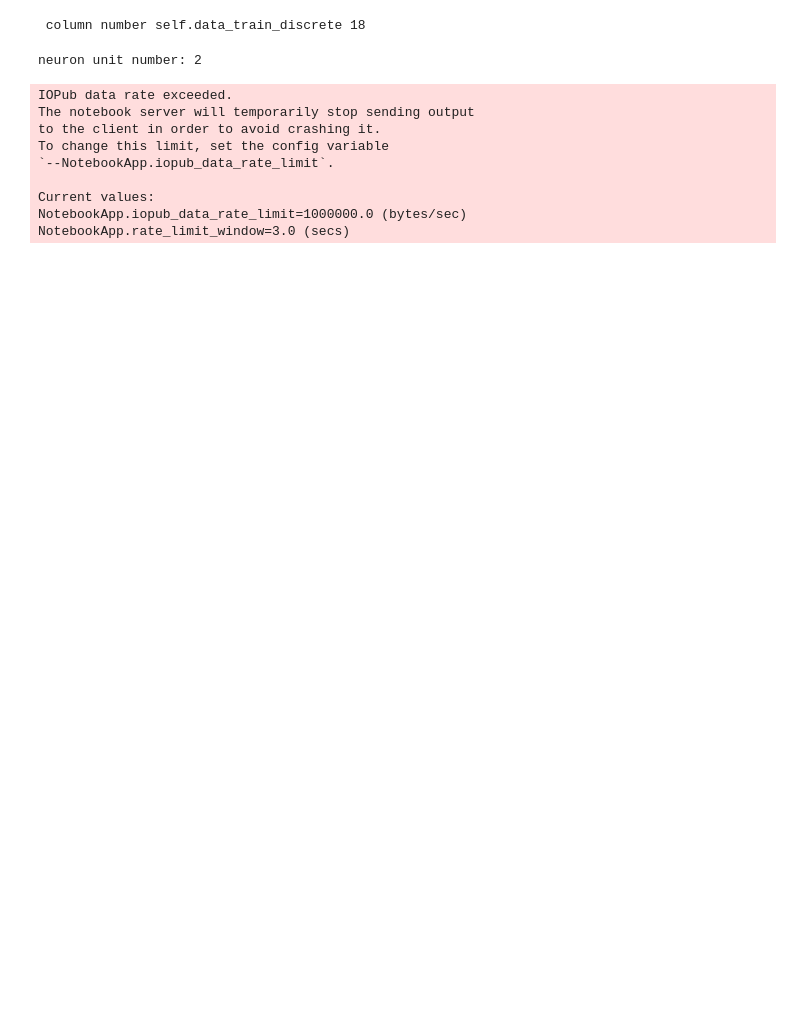
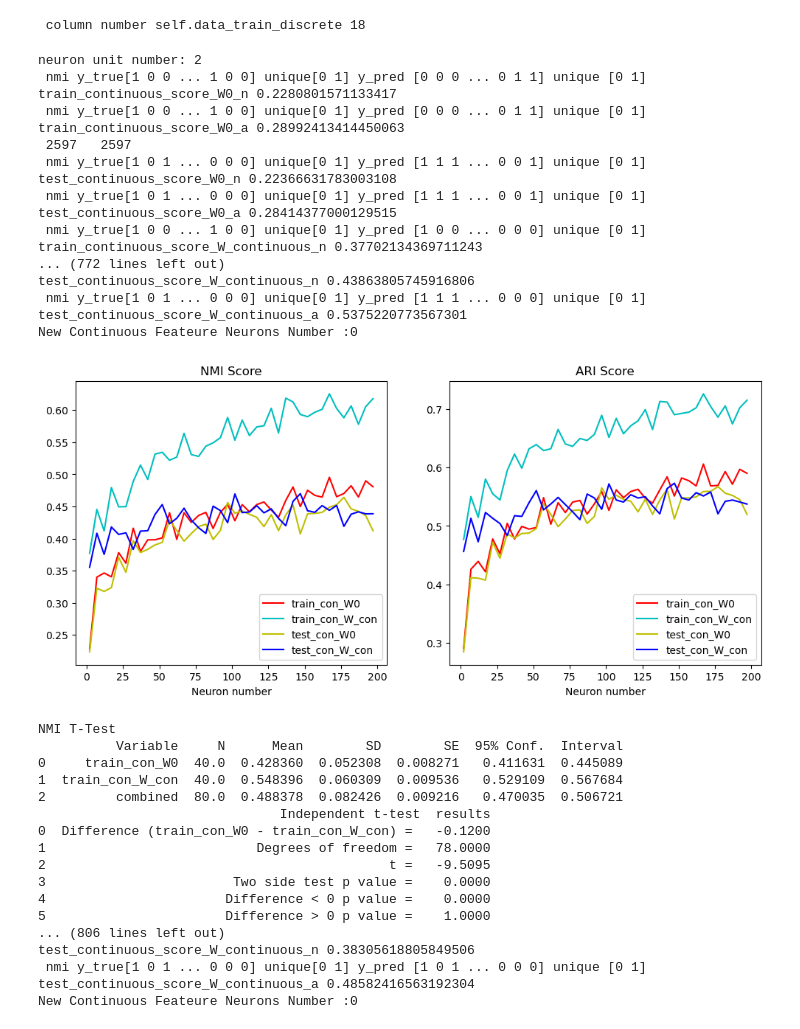
Before and after one commit to foolishfool/JupyterNotebook, a Jupyter notebook: SOM/CDSOM_Airline Passenger Satisfaction.ipynb, the cells around one changed output. Saved outputs shown, nothing was run; the diff lists cells and outputs as text; code cells hidden in the pictures; blank space fills up the shorter version.

```diff
--- a/SOM/CDSOM_Airline Passenger Satisfaction.ipynb
+++ b/SOM/CDSOM_Airline Passenger Satisfaction.ipynb
@@ -45,22 +45,51 @@ dataread.initializedataset(csv_training,csv_training,csv_test,"satisfaction")
 # %%
 import experiment
 unstable_repeat_num= 30
 scope_num = 200
 class_num = 2
 best_num = 48
 interval = 5
 
 
+
+
 experiment = experiment.Experiment()
-experiment.UTtest_Discrete_Continuous(dataread,class_num,best_num, scope_num,unstable_repeat_num,0,interval)
+experiment.UTtest_Discrete_Continuous(dataread,class_num,best_num, scope_num,unstable_repeat_num,0,interval,True,0)
+experiment.UTtest_Discrete_Continuous(dataread,class_num,best_num, scope_num,unstable_repeat_num,0,interval,True,1)
+experiment.UTtest_Discrete_Continuous(dataread,class_num,best_num, scope_num,unstable_repeat_num,0,interval,True,2)
 # %% [output]
 neuron unit number: 2
+ nmi y_true[1 0 0 ... 1 0 0] unique[0 1] y_pred [0 0 0 ... 0 1 1] unique [0 1]
+train_continuous_score_W0_n 0.2280801571133417
+ nmi y_true[1 0 0 ... 1 0 0] unique[0 1] y_pred [0 0 0 ... 0 1 1] unique [0 1]
+train_continuous_score_W0_a 0.28992413414450063
+ 2597   2597
+ nmi y_true[1 0 1 ... 0 0 0] unique[0 1] y_pred [1 1 1 ... 0 0 1] unique [0 1]
+test_continuous_score_W0_n 0.22366631783003108
+ nmi y_true[1 0 1 ... 0 0 0] unique[0 1] y_pred [1 1 1 ... 0 0 1] unique [0 1]
+test_continuous_score_W0_a 0.28414377000129515
+ nmi y_true[1 0 0 ... 1 0 0] unique[0 1] y_pred [1 0 0 ... 0 0 0] unique [0 1]
+train_continuous_score_W_continuous_n 0.37702134369711243
+... (772 lines left out)
+test_continuous_score_W_continuous_n 0.43863805745916806
+ nmi y_true[1 0 1 ... 0 0 0] unique[0 1] y_pred [1 1 1 ... 0 0 0] unique [0 1]
+test_continuous_score_W_continuous_a 0.5375220773567301
+New Continuous Feateure Neurons Number :0
+[figure, added]
-IOPub data rate exceeded.
-The notebook server will temporarily stop sending output
-to the client in order to avoid crashing it.
-To change this limit, set the config variable
-`--NotebookApp.iopub_data_rate_limit`.
-
-Current values:
-NotebookApp.iopub_data_rate_limit=1000000.0 (bytes/sec)
-NotebookApp.rate_limit_window=3.0 (secs)
+NMI T-Test
+          Variable     N      Mean        SD        SE  95% Conf.  Interval
+0     train_con_W0  40.0  0.428360  0.052308  0.008271   0.411631  0.445089
+1  train_con_W_con  40.0  0.548396  0.060309  0.009536   0.529109  0.567684
+2         combined  80.0  0.488378  0.082426  0.009216   0.470035  0.506721
+                               Independent t-test  results
+0  Difference (train_con_W0 - train_con_W_con) =   -0.1200
+1                           Degrees of freedom =   78.0000
+2                                            t =   -9.5095
+3                        Two side test p value =    0.0000
+4                       Difference < 0 p value =    0.0000
+5                       Difference > 0 p value =    1.0000
+... (806 lines left out)
+test_continuous_score_W_continuous_n 0.38305618805849506
+ nmi y_true[1 0 1 ... 0 0 0] unique[0 1] y_pred [1 0 1 ... 0 0 0] unique [0 1]
+test_continuous_score_W_continuous_a 0.48582416563192304
+New Continuous Feateure Neurons Number :0
```
Also changed, not shown: parts of 2 cells of this notebook, 10 other files.
